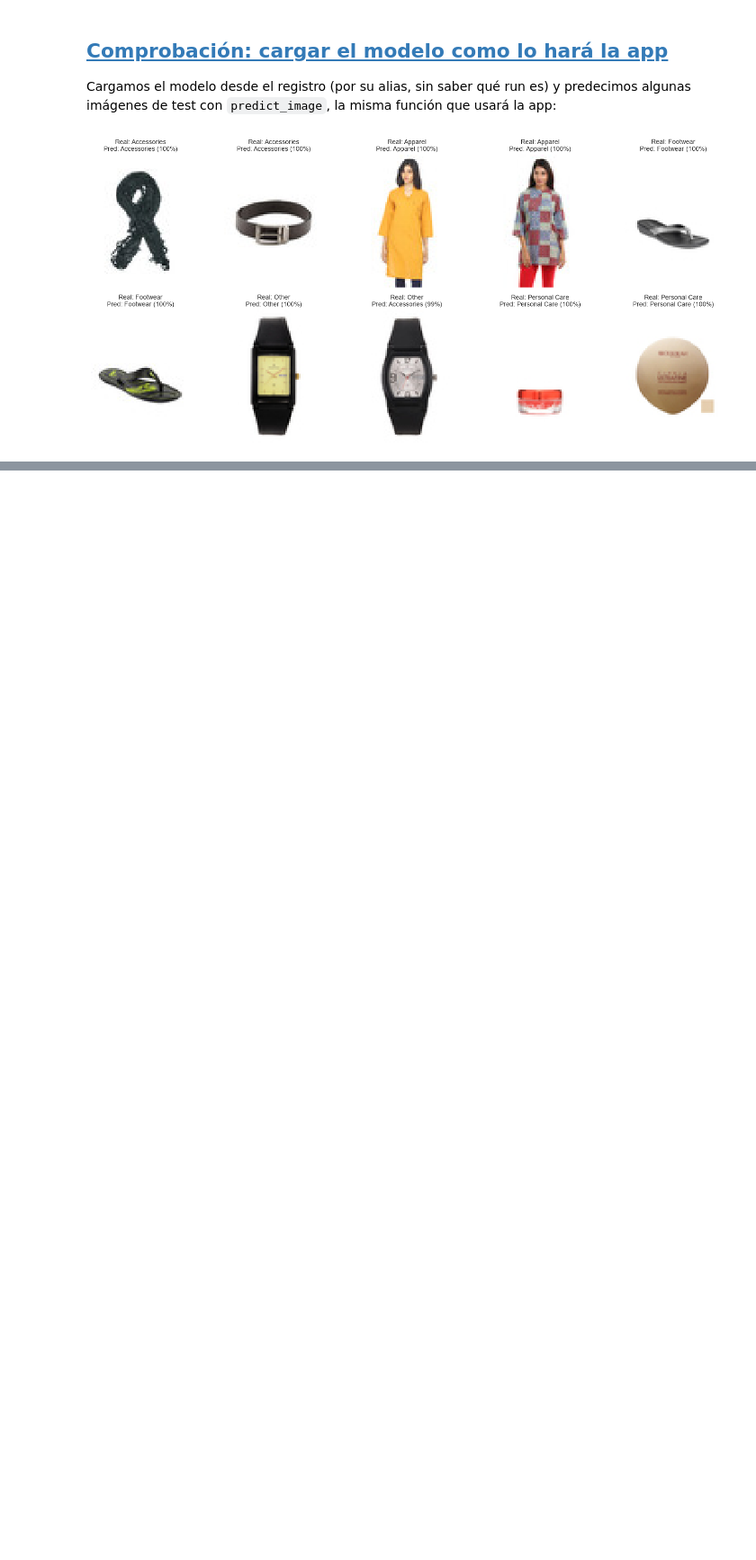
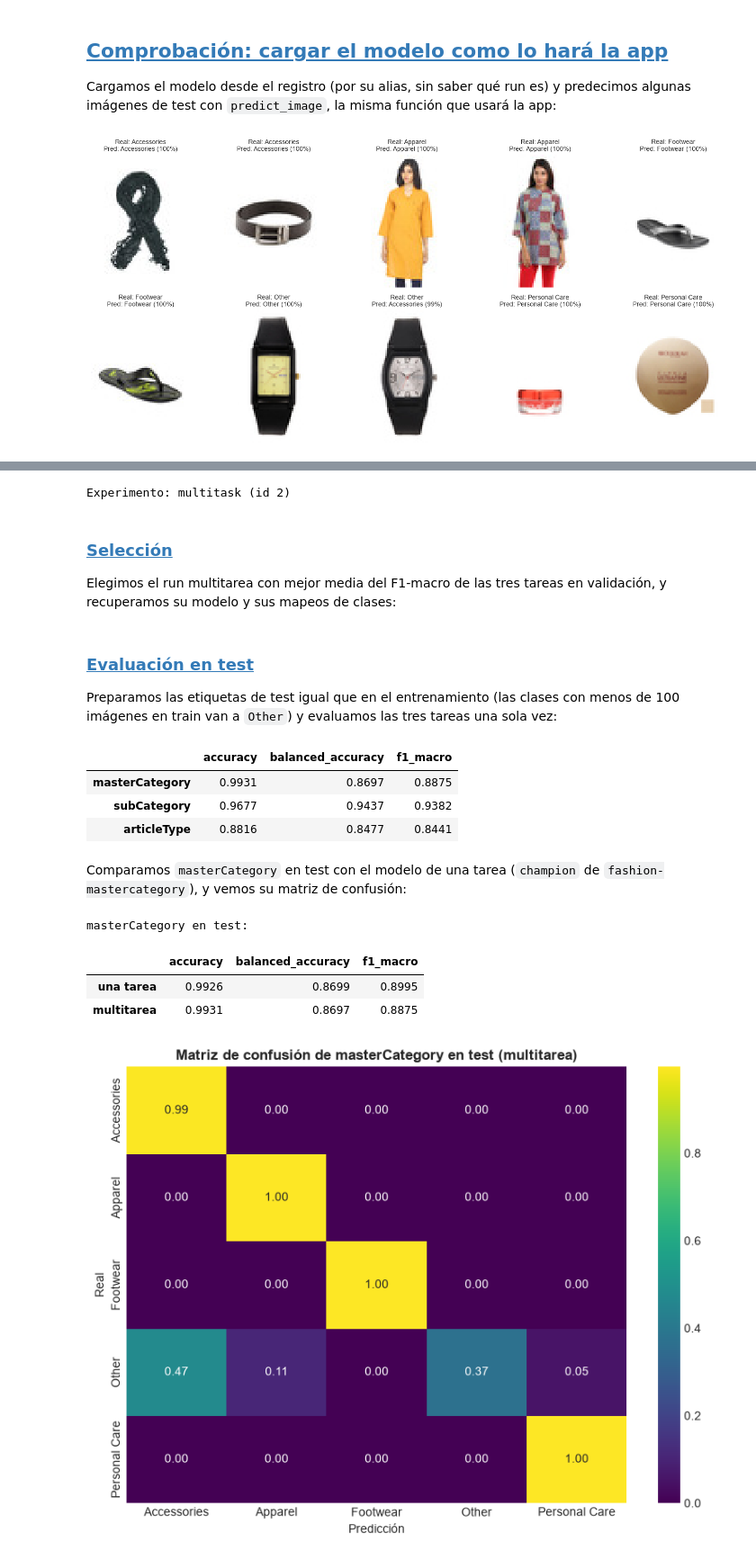
Before and after one commit to larayc/tfm-mlops-fashion, a Jupyter notebook: notebooks/05_mlflow.ipynb, the cells around one changed output, grey strips where cells are left out. Shown at 90% size. Cells and saved outputs as stored; diff of their text form; code cells hidden in the pictures; blank space fills up the shorter version.

Commit message:
[feat] Evaluate and register multitask models in MLflow Model Registry

```diff
--- a/notebooks/05_mlflow.ipynb
+++ b/notebooks/05_mlflow.ipynb
@@ -231,0 +254,10 @@ plt.show()
+# %%
+mt_experiment = setup_mlflow(experiment_name="multitask")
+
+print(f"Experimento: {mt_experiment.name} (id {mt_experiment.experiment_id})")
+# %% [output]
+Experimento: multitask (id 2)
+# %% [markdown]
+### <a id='toc1_6_1_'></a>[Selección](#toc0_)
+
+Elegimos el run multitarea con mejor media del F1-macro de las tres tareas en validación, y recuperamos su modelo y sus mapeos de clases:
@@ -231,0 +287,62 @@ plt.show()
+# %% [markdown]
+### <a id='toc1_6_2_'></a>[Evaluación en test](#toc0_)
+
+Preparamos las etiquetas de test igual que en el entrenamiento (las clases con menos de 100 imágenes en train van a `Other`) y evaluamos las tres tareas una sola vez:
+# %%
+mt_df = pd.read_csv(PROCESSED_DATA_DIR / "styles_splits.csv")
+min_train_examples = int(mt_best_run["params.min_train_examples"])
+
+mt_df["masterCategory_mt"] = mt_df["masterCategory_grouped"]
+for task in ["subCategory", "articleType"]:
+    mt_df[f"{task}_mt"] = group_rare_classes_in_train(mt_df, col=task, min_count=min_train_examples)
+for task in TASKS:
+    mt_df[f"{task}_idx_mt"] = mt_df[f"{task}_mt"].map(mt_label_mappings[task])
+
+mt_test_loader = make_loaders(mt_df, IMAGES_DIR, label_col=[f"{task}_idx_mt" for task in TASKS])["test"]
+
+mt_true, mt_pred = predict_multitask(mt_model, mt_test_loader, device, TASKS)
+mt_test_metrics = {task: compute_metrics(mt_true[task], mt_pred[task]) for task in TASKS}
+
+# Guardamos las métricas de test en el run del modelo multitarea
+with mlflow.start_run(run_id=mt_run_id):
+    mlflow.log_metrics({f"test_{task}_{k}": v for task, metrics in mt_test_metrics.items() for k, v in metrics.items()})
+
+pd.DataFrame(mt_test_metrics).T.round(4)
+# %% [output]
+|  | accuracy | balanced_accuracy | f1_macro |
+| masterCategory | 0.9931 | 0.8697 | 0.8875 |
+| subCategory | 0.9677 | 0.9437 | 0.9382 |
+| articleType | 0.8816 | 0.8477 | 0.8441 |
+# %% [markdown]
+Comparamos `masterCategory` en test con el modelo de una tarea (`champion` de `fashion-mastercategory`), y vemos su matriz de confusión:
+# %%
+single_task_version = client.get_model_version_by_alias(REGISTERED_MODEL_NAME, CHAMPION_ALIAS)
+single_task_metrics = client.get_run(single_task_version.run_id).data.metrics
+
+comparison_master = pd.DataFrame({
+    "una tarea": {k: single_task_metrics[f"test_{k}"] for k in ["accuracy", "balanced_accuracy", "f1_macro"]},
+    "multitarea": mt_test_metrics["masterCategory"],
+}).T
+print("masterCategory en test:")
+display(comparison_master.round(4))
+
+master_classes = sorted(mt_label_mappings["masterCategory"], key=mt_label_mappings["masterCategory"].get)
+cm = confusion_matrix(mt_true["masterCategory"], mt_pred["masterCategory"], normalize="true")
+
+fig, ax = plt.subplots(figsize=(8, 6))
+sns.heatmap(cm, annot=True, fmt=".2f", cmap="viridis", xticklabels=master_classes, yticklabels=master_classes, ax=ax)
+ax.set_xlabel("Predicción")
+ax.set_ylabel("Real")
+ax.set_title("Matriz de confusión de masterCategory en test (multitarea)", fontweight="bold")
+plt.tight_layout()
+
+with mlflow.start_run(run_id=mt_run_id):
+    mlflow.log_figure(fig, "confusion_matrix_masterCategory_test.png")
+
+plt.show()
+# %% [output]
+masterCategory en test:
+|  | accuracy | balanced_accuracy | f1_macro |
+| una tarea | 0.9926 | 0.8699 | 0.8995 |
+| multitarea | 0.9931 | 0.8697 | 0.8875 |
+[figure, added]
```
Also changed, not shown: parts of 28 cells of this notebook, 1 other file.
